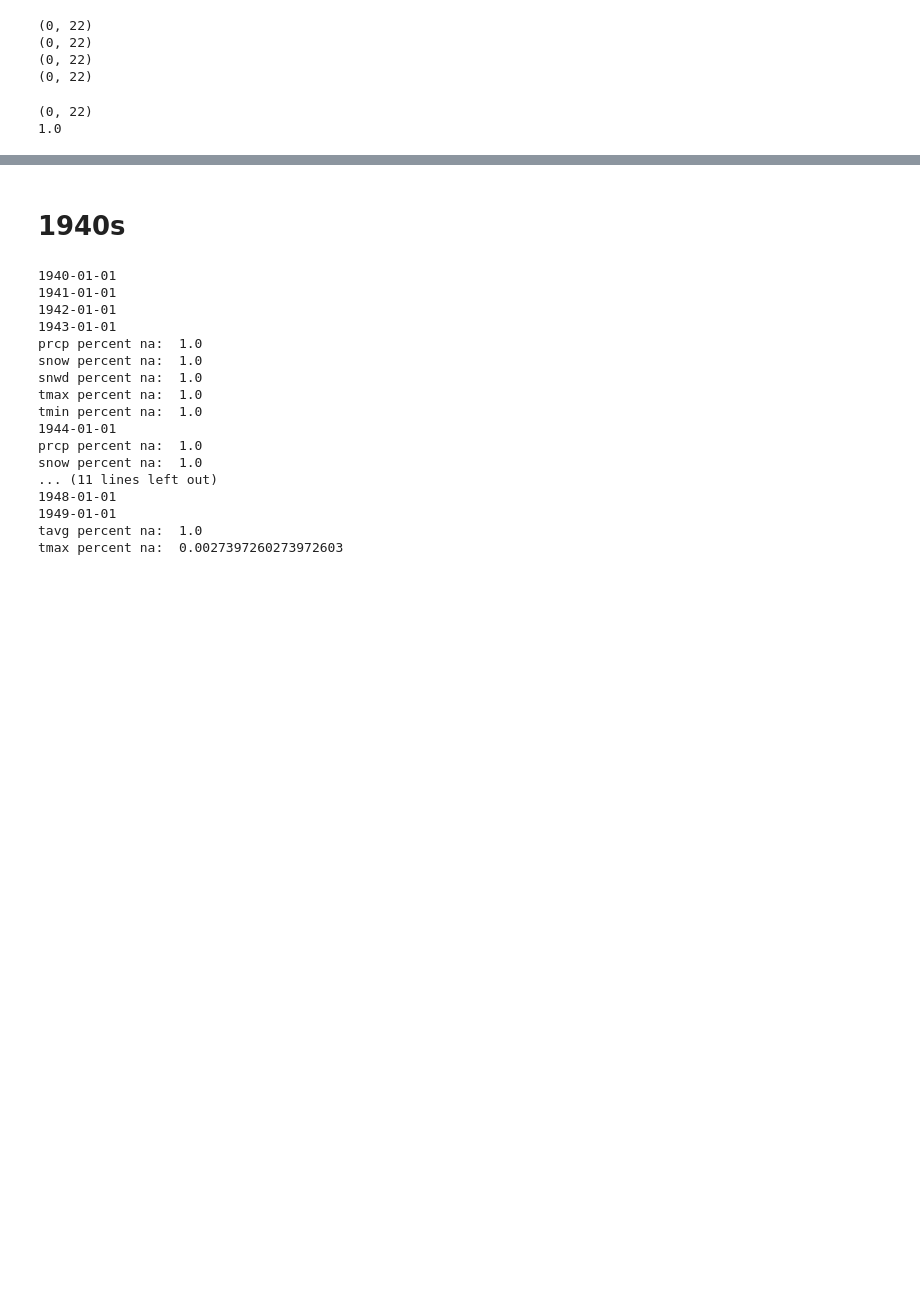
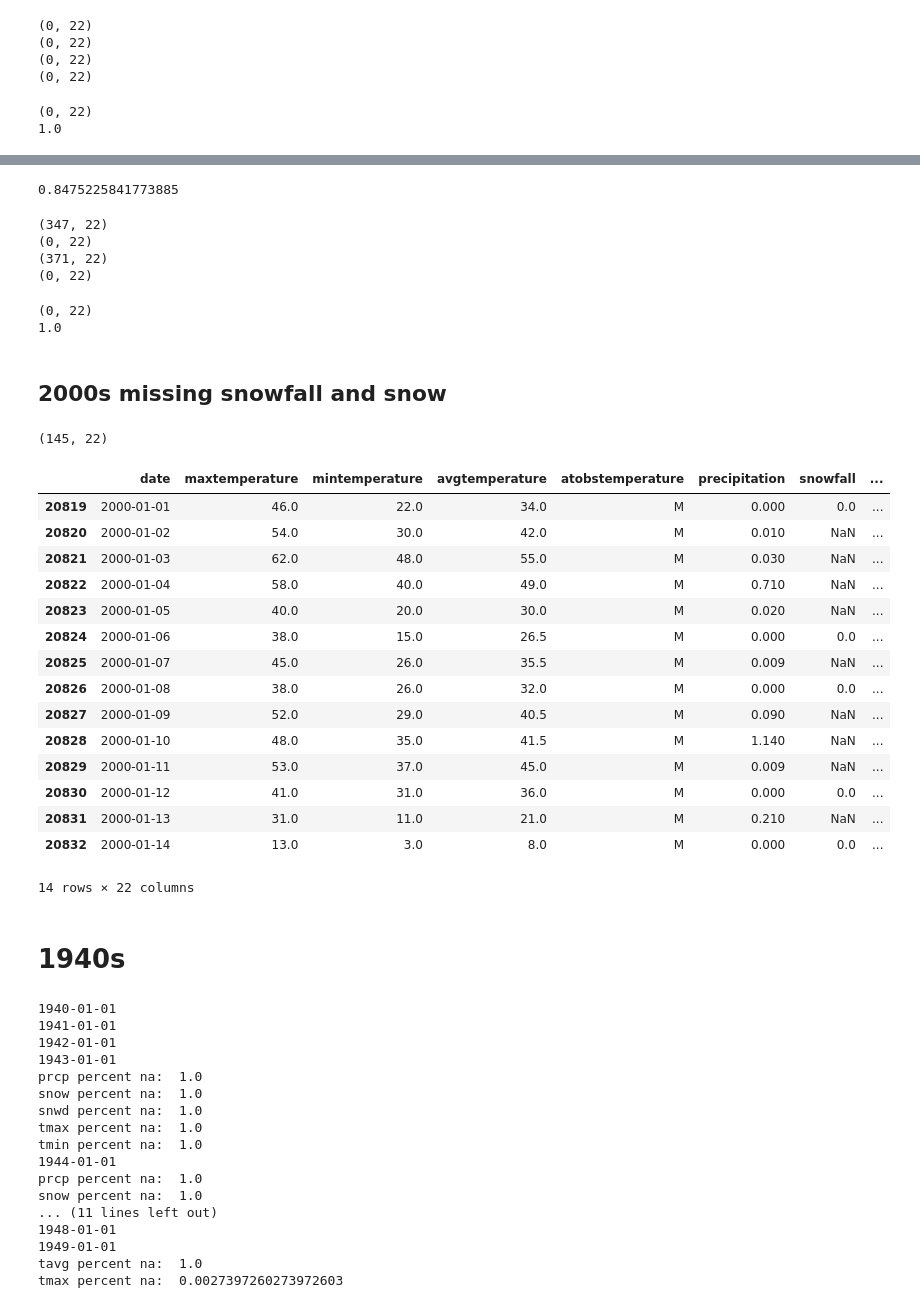
Before and after one commit to mrp10005/Bradley_CT_Weather, a Jupyter notebook: Bradley_Data_Cleansing_1_1_1943_12_31_2023.ipynb, the cells around one changed output, grey strips where cells are left out. Cells and saved outputs as stored; diff of their text form; code cells hidden in the pictures; blank space fills up the shorter version.

```diff
--- a/Bradley_Data_Cleansing_1_1_1943_12_31_2023.ipynb
+++ b/Bradley_Data_Cleansing_1_1_1943_12_31_2023.ipynb
@@ -1058,0 +1034,3 @@ df2[(~df2['snowdepth'].isna()) & (df2['snowdepth']!=0.0) & (df2['month'].isin([1
+# %%
+df2_2000s['min_temp_same'] = df2_2000s[['mintemperature','tmin']].apply(lambda x: same_val(*x), axis = 1)
+print(df2_2000s.min_temp_same.sum()/len(df2_2000s))
@@ -1058,0 +1039,3 @@ df2[(~df2['snowdepth'].isna()) & (df2['snowdepth']!=0.0) & (df2['month'].isin([1
+# %%
+df2_2000s['avg_temp_same'] = df2_2000s[['avgtemperature','tavg']].apply(lambda x: same_val(*x), axis = 1)
+print(df2_2000s.avg_temp_same.sum()/len(df2_2000s))
@@ -1058,0 +1054,3 @@ df2[(~df2['snowdepth'].isna()) & (df2['snowdepth']!=0.0) & (df2['month'].isin([1
+# %%
+df2_2000s['prcp_same'] = df2_2000s[['precipitation','prcp']].apply(lambda x: same_val(*x), axis = 1)
+print(df2_2000s.prcp_same.sum()/len(df2_2000s))
@@ -1058,0 +1069,27 @@ df2[(~df2['snowdepth'].isna()) & (df2['snowdepth']!=0.0) & (df2['month'].isin([1
+# %%
+df2_2000s['snow_same'] = df2_2000s[['snowfall','snow']].apply(lambda x: same_val(*x), axis = 1)
+print(df2_2000s.snow_same.sum()/len(df2_2000s))
+# %% [output]
+0.8475225841773885
+# %%
+print(df2_2000s[df2_2000s['snowfall'].isna()].shape)
+print(df2_2000s[df2_2000s['snowfall']=='M'].shape)
+print(df2_2000s[df2_2000s['snow'].isna()].shape)
+print(df2_2000s[df2_2000s['snow']=='M'].shape)
+# %% [output]
+(347, 22)
+(0, 22)
+(371, 22)
+(0, 22)
+# %%
+print(df2_2000s[df2_2000s['atobstemperature'].isna()].shape)
+print(len(df2_2000s[df2_2000s['atobstemperature']=='M'])/len(df2_2000s))
+# %% [output]
+(0, 22)
+1.0
+# %% [markdown]
+## 2000s missing snowfall and snow
+# %%
+df2_2000s[(df2_2000s['date']>= '2000-01-01') & (df2_2000s['date']< '2001-01-01')& (df2_2000s['snowfall'].isna())].shape
+# %% [output]
+(145, 22)
@@ -1059,3 +1107,22 @@ df2[(~df2['snowdepth'].isna()) & (df2['snowdepth']!=0.0) & (df2['month'].isin([1
+# %%
+df2_2000s[(df2_2000s['date']>= '2000-01-01') & (df2_2000s['date']< '2000-01-15')]
+# %% [output]
+|  | date | maxtemperature | mintemperature | avgtemperature | atobstemperature | precipitation | snowfall | ... |
+| 20819 | 2000-01-01 | 46.0 | 22.0 | 34.0 | M | 0.000 | 0.0 | ... |
+| 20820 | 2000-01-02 | 54.0 | 30.0 | 42.0 | M | 0.010 | NaN | ... |
+| 20821 | 2000-01-03 | 62.0 | 48.0 | 55.0 | M | 0.030 | NaN | ... |
+| 20822 | 2000-01-04 | 58.0 | 40.0 | 49.0 | M | 0.710 | NaN | ... |
+| 20823 | 2000-01-05 | 40.0 | 20.0 | 30.0 | M | 0.020 | NaN | ... |
+| 20824 | 2000-01-06 | 38.0 | 15.0 | 26.5 | M | 0.000 | 0.0 | ... |
+| 20825 | 2000-01-07 | 45.0 | 26.0 | 35.5 | M | 0.009 | NaN | ... |
+| 20826 | 2000-01-08 | 38.0 | 26.0 | 32.0 | M | 0.000 | 0.0 | ... |
+| 20827 | 2000-01-09 | 52.0 | 29.0 | 40.5 | M | 0.090 | NaN | ... |
+| 20828 | 2000-01-10 | 48.0 | 35.0 | 41.5 | M | 1.140 | NaN | ... |
+| 20829 | 2000-01-11 | 53.0 | 37.0 | 45.0 | M | 0.009 | NaN | ... |
+| 20830 | 2000-01-12 | 41.0 | 31.0 | 36.0 | M | 0.000 | 0.0 | ... |
+| 20831 | 2000-01-13 | 31.0 | 11.0 | 21.0 | M | 0.210 | NaN | ... |
+| 20832 | 2000-01-14 | 13.0 | 3.0 | 8.0 | M | 0.000 | 0.0 | ... |
+14 rows × 22 columns
 # %% [markdown]
 # 1940s
 # %%
```
Also changed, not shown: parts of 19 cells of this notebook.
